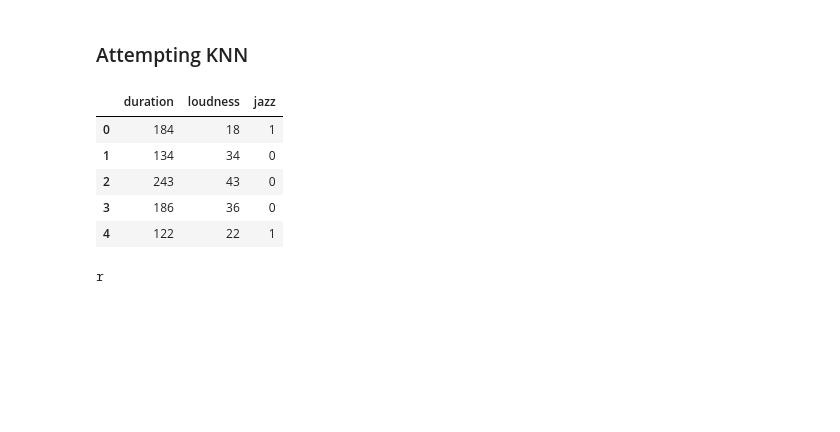
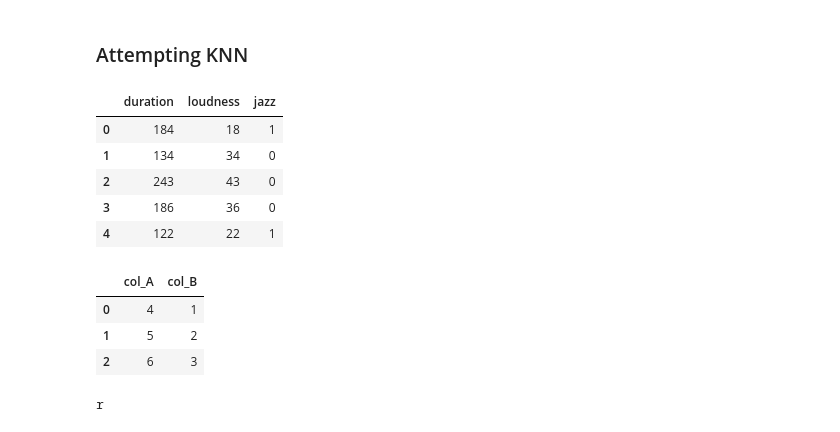
Before and after one commit to MitchellEwing/Drills, a Jupyter notebook: bootcamp/unit3/similarityModels/nearestNeighborAlgorithm.ipynb, the cells around one changed output. Cells and saved outputs as stored; diff of their text form; code cells hidden in the pictures; blank space fills up the shorter version.

```diff
--- a/bootcamp/unit3/similarityModels/nearestNeighborAlgorithm.ipynb
+++ b/bootcamp/unit3/similarityModels/nearestNeighborAlgorithm.ipynb
@@ -228,0 +232,21 @@ music.head()
+# %%
+# 8.22.2018
+
+# Writing a for loop subtracting duration from loudness
+# and appending to a new column .. ie: 184-18 = 166.
+
+
+df_test = pd.DataFrame()
+df_test['col_A'] = [4, 5, 6]
+df_test['col_B'] = [1, 2, 3]
+#A = df_test.iloc[:, 0]
+#B = df_test.iloc[:, 1]
+
+def function():
+    variables_frame =
+    for i in range(0, len())
+# %% [output]
+|  | col_A | col_B |
+| 0 | 4 | 1 |
+| 1 | 5 | 2 |
+| 2 | 6 | 3 |
```
Also changed, not shown: parts of 6 cells of this notebook.
